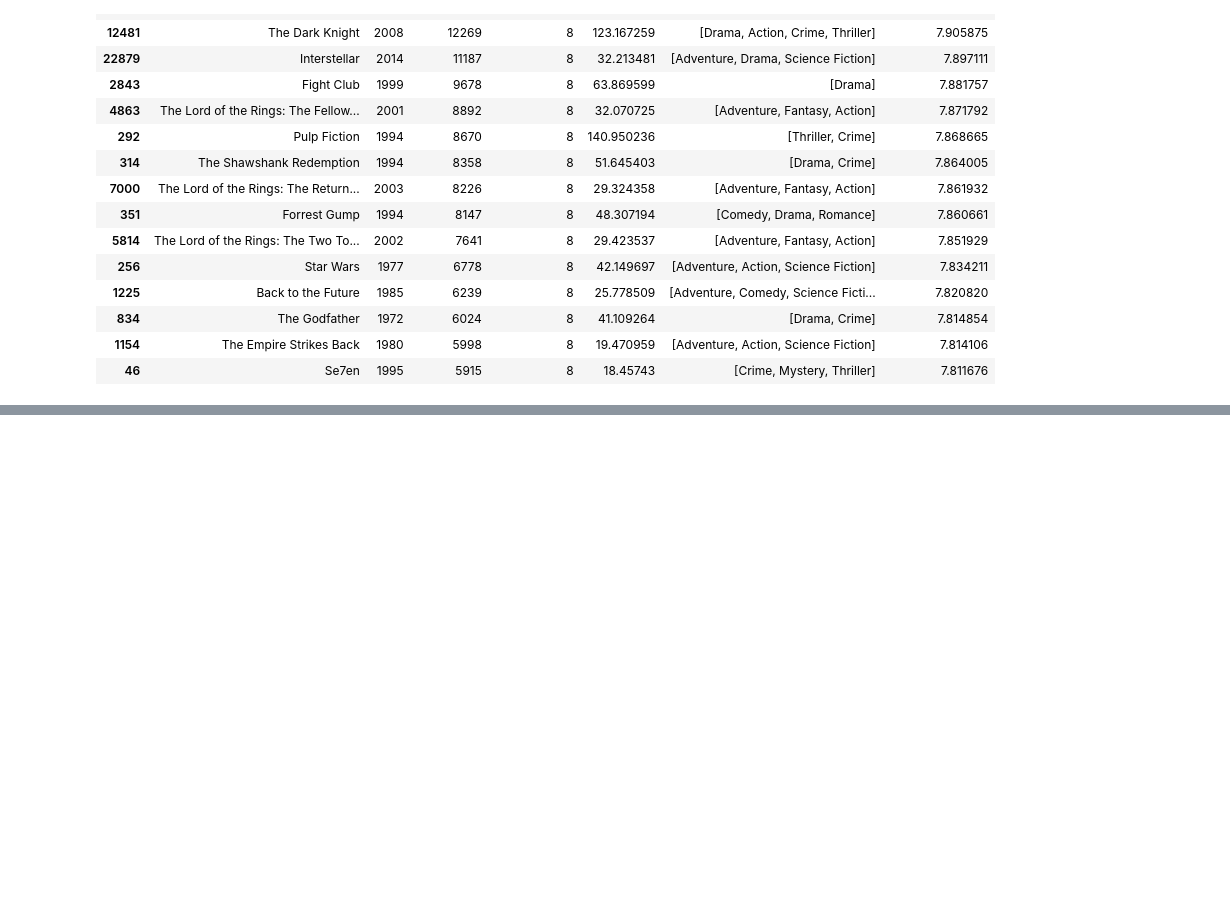
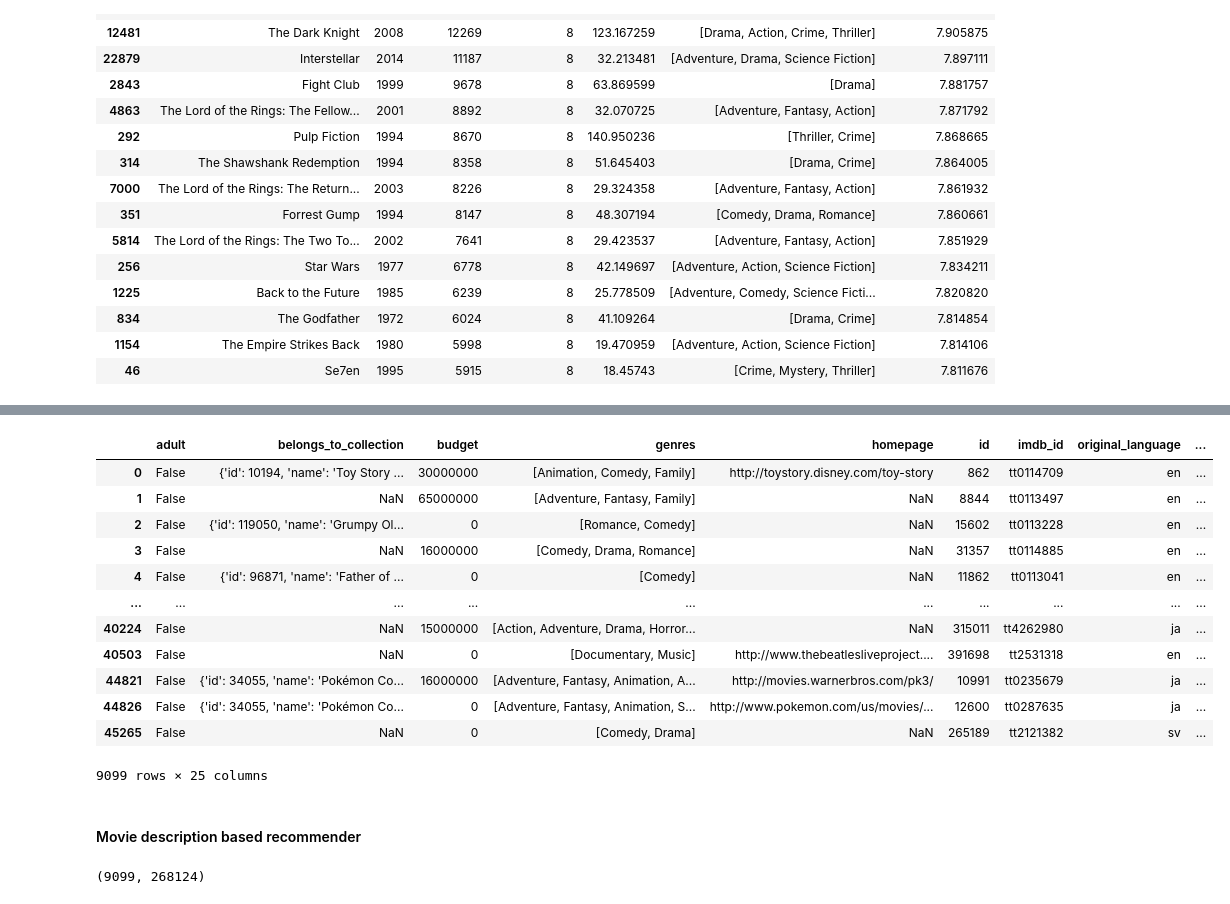
Before and after one commit to mehuljhaver4/Recommender-System, a Jupyter notebook: Recommender-System.ipynb, the cells around one changed output, grey strips where cells are left out. Drawn from its saved outputs; the diff is of its cells as text; code cells hidden in the pictures; blank space fills up the shorter version.

Commit message:
Content Based Recommendation System

```diff
--- a/Recommender-System.ipynb
+++ b/Recommender-System.ipynb
@@ -136,0 +135,29 @@ top_movies(meta,'Romance')
+# %%
+links_small = pd.read_csv('Data/links_small.csv')
+links_small = links_small[links_small['tmdbId'].notnull()]['tmdbId'].astype('int')
+
+meta = pd.read_csv('Data/movies_metadata.csv')
+meta['genres'] = meta['genres'].fillna('[]').apply(literal_eval).apply(lambda x: [i['name'] for i in x] if isinstance(x, list) else [])
+meta['year'] = pd.to_datetime(meta['release_date'], errors='coerce').apply(lambda x: str(x).split('-')[0] if x != np.nan else np.nan)
+
+meta = meta.drop([19730, 29503, 35587]) #Incorrect data so remove it.
+meta['id'] = meta['id'].astype('int')
+# %%
+sub_meta = meta[meta['id'].isin(links_small)]
+sub_meta
+# %% [output]
+|  | adult | belongs_to_collection | budget | genres | homepage | id | imdb_id | original_language | ... |
+| 0 | False | {'id': 10194, 'name': 'Toy Story ... | 30000000 | [Animation, Comedy, Family] | http://toystory.disney.com/toy-story | 862 | tt0114709 | en | ... |
+| 1 | False | NaN | 65000000 | [Adventure, Fantasy, Family] | NaN | 8844 | tt0113497 | en | ... |
+| 2 | False | {'id': 119050, 'name': 'Grumpy Ol... | 0 | [Romance, Comedy] | NaN | 15602 | tt0113228 | en | ... |
+| 3 | False | NaN | 16000000 | [Comedy, Drama, Romance] | NaN | 31357 | tt0114885 | en | ... |
+| 4 | False | {'id': 96871, 'name': 'Father of ... | 0 | [Comedy] | NaN | 11862 | tt0113041 | en | ... |
+| ... | ... | ... | ... | ... | ... | ... | ... | ... | ... |
+| 40224 | False | NaN | 15000000 | [Action, Adventure, Drama, Horror... | NaN | 315011 | tt4262980 | ja | ... |
+| 40503 | False | NaN | 0 | [Documentary, Music] | http://www.thebeatlesliveproject.... | 391698 | tt2531318 | en | ... |
+| 44821 | False | {'id': 34055, 'name': 'Pokémon Co... | 16000000 | [Adventure, Fantasy, Animation, A... | http://movies.warnerbros.com/pk3/ | 10991 | tt0235679 | ja | ... |
+| 44826 | False | {'id': 34055, 'name': 'Pokémon Co... | 0 | [Adventure, Fantasy, Animation, S... | http://www.pokemon.com/us/movies/... | 12600 | tt0287635 | ja | ... |
+| 45265 | False | NaN | 0 | [Comedy, Drama] | NaN | 265189 | tt2121382 | sv | ... |
+9099 rows × 25 columns
+# %% [markdown]
+#### Movie description based recommender
@@ -136,0 +171,4 @@ top_movies(meta,'Romance')
+# %%
+tfidf_matrix.shape
+# %% [output]
+(9099, 268124)
```
Also changed, not shown: parts of 37 cells of this notebook.
